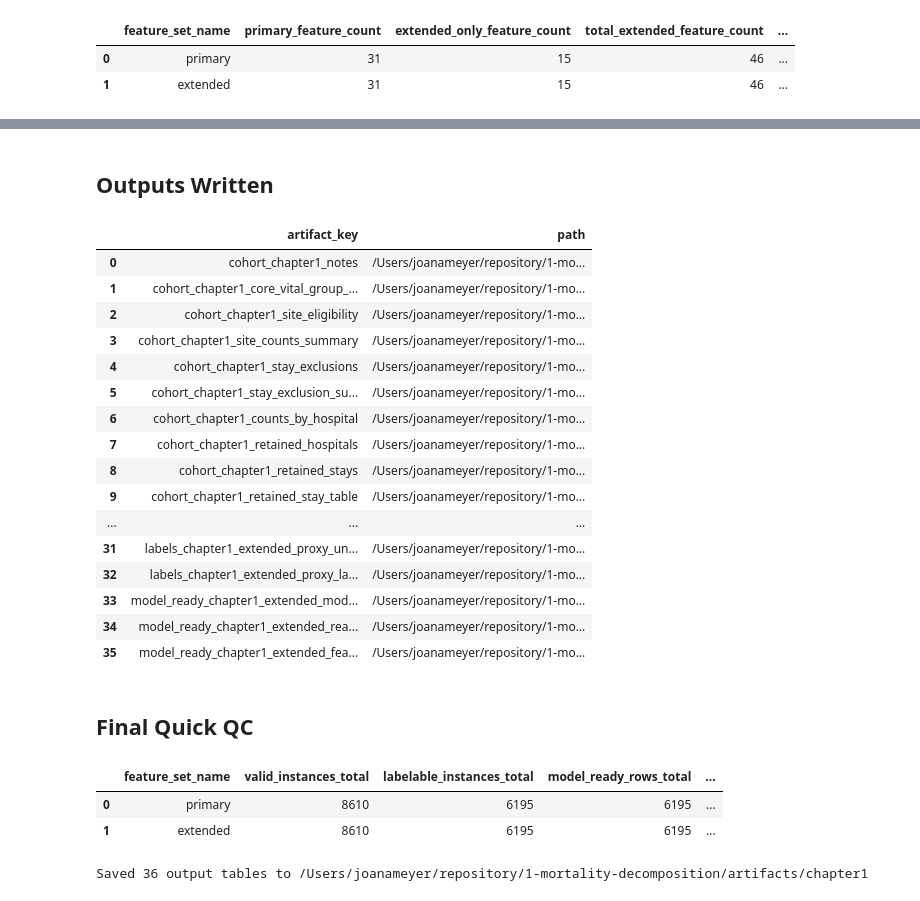
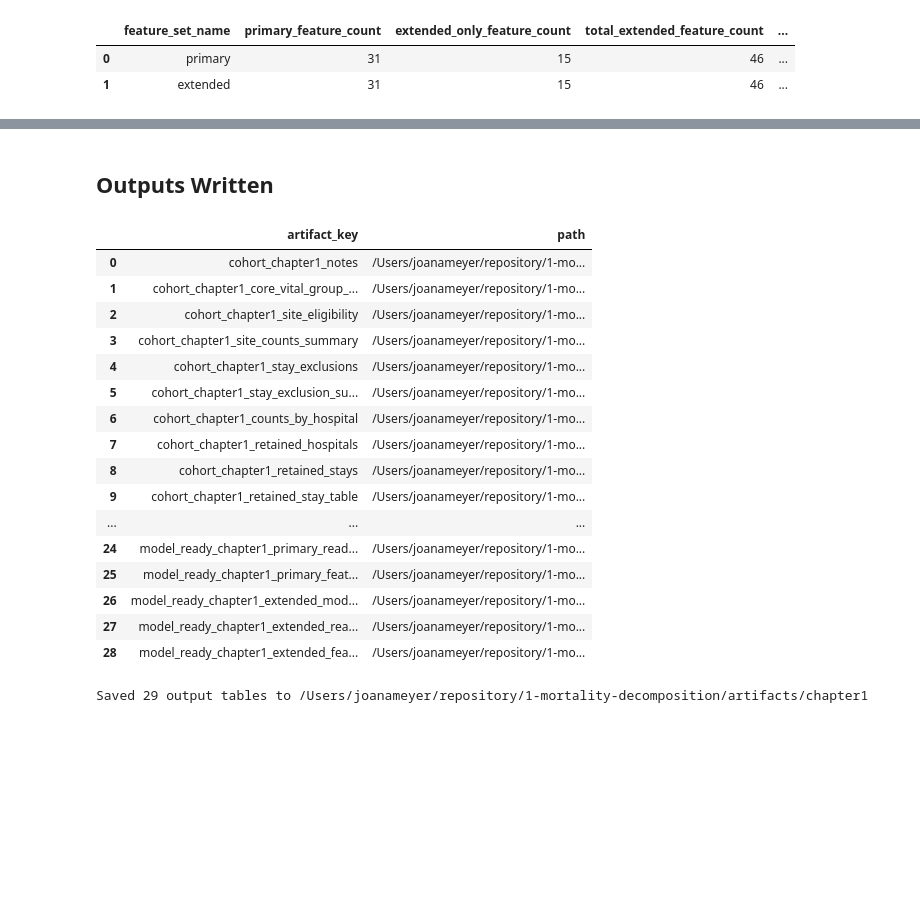
Before and after one commit to joameyer/1-mortality-decomposition, a Jupyter notebook: notebooks/ch1_preprocessing_runbook.ipynb, the cells around one changed output, grey strips where cells are left out. Cells and saved outputs as stored; diff of their text form; code cells hidden in the pictures; blank space fills up the shorter version.

```diff
--- a/notebooks/ch1_preprocessing_runbook.ipynb
+++ b/notebooks/ch1_preprocessing_runbook.ipynb
@@ -125 +108,3 @@ display(artifact_overview)
+# %%
+dataset = build_chapter1_dataset(inputs, config=config)
 # %%
@@ -286,63 +280,37 @@ for feature_set_name in feature_set_config.feature_sets:
 # %%
-dataset = Chapter1Dataset(
-    cohort=cohort,
-    feature_set_definition=feature_set_definition,
-    feature_set_validation_summary=feature_set_validation_summary,
-    feature_sets=feature_set_runs,
-)
-
 output_paths = write_chapter1_dataset(
     dataset,
     output_dir=output_dir,
     output_format=run_config.output_format,
 )
 
 display(Markdown("## Outputs Written"))
 output_manifest = pd.DataFrame(
     {
         "artifact_key": list(output_paths.keys()),
         "path": [str(path) for path in output_paths.values()],
     }
 )
 display(output_manifest)
 
-display(Markdown("## Final Quick QC"))
-final_qc_rows = []
-for feature_set_name, feature_set_dataset in feature_set_runs.items():
-    readiness = feature_set_dataset.model_ready.readiness_summary.set_index("metric")
-    final_qc_rows.append(
-        {
-            "feature_set_name": feature_set_name,
-            "valid_instances_total": int(feature_set_dataset.valid_instances.valid_instances.shape[0]),
-            "labelable_instances_total": int(feature_set_dataset.labels.usable_labels.shape[0]),
-            "model_ready_rows_total": int(feature_set_dataset.model_ready.table.shape[0]),
-            "selected_feature_columns_total": readiness.at["selected_feature_columns_total", "value"],
-        }
-    )
-display(pd.DataFrame(final_qc_rows))
-
 print(f"Saved {len(output_paths)} output tables to {output_dir}")
 # %% [output]
 ## Outputs Written
 |  | artifact_key | path |
 | 0 | cohort_chapter1_notes | /Users/joanameyer/repository/1-mo... |
 | 1 | cohort_chapter1_core_vital_group_... | /Users/joanameyer/repository/1-mo... |
 | 2 | cohort_chapter1_site_eligibility | /Users/joanameyer/repository/1-mo... |
 | 3 | cohort_chapter1_site_counts_summary | /Users/joanameyer/repository/1-mo... |
 | 4 | cohort_chapter1_stay_exclusions | /Users/joanameyer/repository/1-mo... |
 | 5 | cohort_chapter1_stay_exclusion_su... | /Users/joanameyer/repository/1-mo... |
 | 6 | cohort_chapter1_counts_by_hospital | /Users/joanameyer/repository/1-mo... |
 | 7 | cohort_chapter1_retained_hospitals | /Users/joanameyer/repository/1-mo... |
 | 8 | cohort_chapter1_retained_stays | /Users/joanameyer/repository/1-mo... |
 | 9 | cohort_chapter1_retained_stay_table | /Users/joanameyer/repository/1-mo... |
 | ... | ... | ... |
-| 31 | labels_chapter1_extended_proxy_un... | /Users/joanameyer/repository/1-mo... |
-| 32 | labels_chapter1_extended_proxy_la... | /Users/joanameyer/repository/1-mo... |
-| 33 | model_ready_chapter1_extended_mod... | /Users/joanameyer/repository/1-mo... |
-| 34 | model_ready_chapter1_extended_rea... | /Users/joanameyer/repository/1-mo... |
-| 35 | model_ready_chapter1_extended_fea... | /Users/joanameyer/repository/1-mo... |
+| 24 | model_ready_chapter1_primary_read... | /Users/joanameyer/repository/1-mo... |
+| 25 | model_ready_chapter1_primary_feat... | /Users/joanameyer/repository/1-mo... |
+| 26 | model_ready_chapter1_extended_mod... | /Users/joanameyer/repository/1-mo... |
+| 27 | model_ready_chapter1_extended_rea... | /Users/joanameyer/repository/1-mo... |
+| 28 | model_ready_chapter1_extended_fea... | /Users/joanameyer/repository/1-mo... |
-## Final Quick QC
-|  | feature_set_name | valid_instances_total | labelable_instances_total | model_ready_rows_total | ... |
-| 0 | primary | 8610 | 6195 | 6195 | ... |
-| 1 | extended | 8610 | 6195 | 6195 | ... |
-Saved 36 output tables to /Users/joanameyer/repository/1-mortality-decomposition/artifacts/chapter1
+Saved 29 output tables to /Users/joanameyer/repository/1-mortality-decomposition/artifacts/chapter1
```
Also changed, not shown: parts of 9 cells of this notebook, 10 other files.
